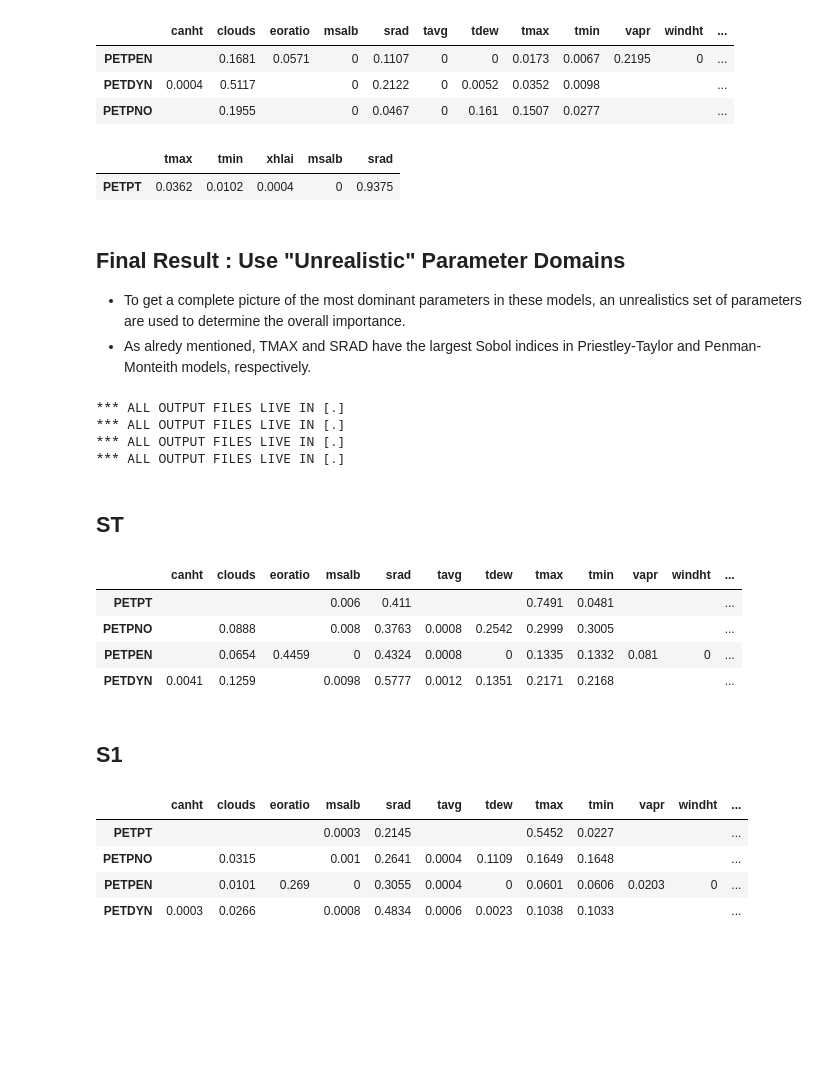
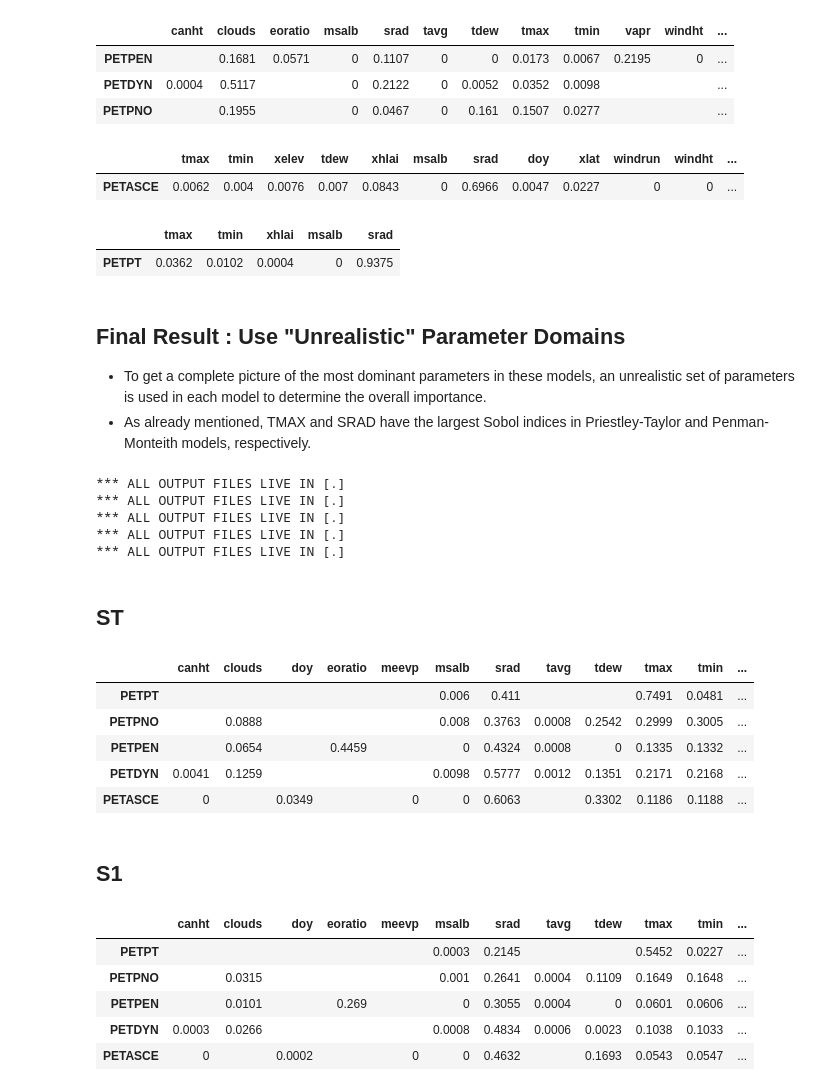
Before and after one commit to ml4ai/automates, a Jupyter notebook: notebooks/multi-model-analysis.ipynb, the cells around one changed output. Drawn from its saved outputs; the diff is of its cells as text; code cells hidden in the pictures; blank space fills up the shorter version.

Commit message:
PETASCE model comparison has been included

```diff
--- a/notebooks/multi-model-analysis.ipynb
+++ b/notebooks/multi-model-analysis.ipynb
@@ -878,6 +1122,13 @@ Table.style.highlight_max(color='lightgreen', axis=1)
 | PETPEN |  | 0.1681 | 0.0571 | 0 | 0.1107 | 0 | 0 | 0.0173 | 0.0067 | 0.2195 | 0 | ... |
 | PETDYN | 0.0004 | 0.5117 |  | 0 | 0.2122 | 0 | 0.0052 | 0.0352 | 0.0098 |  |  | ... |
 | PETPNO |  | 0.1955 |  | 0 | 0.0467 | 0 | 0.161 | 0.1507 | 0.0277 |  |  | ... |
+# %%
+frames1 =[df_PETASCE_S1_srad]
+Table = table(frames1)
+Table.style.highlight_max(color='lightgreen', axis=1)
+# %% [output]
+|  | tmax | tmin | xelev | tdew | xhlai | msalb | srad | doy | xlat | windrun | windht | ... |
+| PETASCE | 0.0062 | 0.004 | 0.0076 | 0.007 | 0.0843 | 0 | 0.6966 | 0.0047 | 0.0227 | 0 | 0 | ... |
 # %%
 frames1 =[df_PETPT_S1_srad]
 Table = table(frames1)
@@ -888,8 +1139,8 @@ Table.style.highlight_max(color='lightgreen', axis=1)
 # %% [markdown]
 ## Final Result : Use "Unrealistic" Parameter Domains
 
-- To get a complete picture of the most dominant parameters in these models, an unrealistics set of parameters are used to determine the overall importance.
-- As alredy mentioned, TMAX and SRAD have the largest Sobol indices in Priestley-Taylor and Penman-Monteith models, respectively.
+- To get a complete picture of the most dominant parameters in these models, an unrealistic set of parameters is used in each model to determine the overall importance.
+- As already mentioned, TMAX and SRAD have the largest Sobol indices in Priestley-Taylor and Penman-Monteith models, respectively.
 # %%
 model = 'PETPT'
 bounds = {
@@ -957,34 +1208,57 @@ bounds = {
 
 SM = SensitivityModel(model, bounds, sample_list, method)
 df_PETDYN_S1_new, df_PETDYN_ST_new = SM.generate_dataframe(decimal)
+
+model = 'PETASCE'
+bounds = {
+    'tmax':[-30.0, 60.0],
+    'tmin':[-30.0, 60.0],
+    'srad': [0.0, 30.0],
+    'msalb': [0.0, 1.0],
+    'xhlai': [0.0, 20.0],
+    'tdew': [-30, 60],
+    'canht': [0.0, 5.0],
+    'windht': [1.0, 25.0],
+    'windrun': [0, 900],
+    'xlat': [-65.0, 65.0],
+    'xelev': [0, 6000],
+    'doy': [1, 365],
+    'meevp': [0, 1]
+}
+
+SM = SensitivityModel(model, bounds, sample_list, method)
+df_PETASCE_S1_new, df_PETASCE_ST_new = SM.generate_dataframe(decimal)
 # %% [output]
 *** ALL OUTPUT FILES LIVE IN [.]
 *** ALL OUTPUT FILES LIVE IN [.]
 *** ALL OUTPUT FILES LIVE IN [.]
 *** ALL OUTPUT FILES LIVE IN [.]
+*** ALL OUTPUT FILES LIVE IN [.]
 # %% [markdown]
 ## ST
 # %%
-frames = [df_PETPT_ST_new, df_PETPNO_ST_new, df_PETPEN_ST_new, df_PETDYN_ST_new]
+frames = [df_PETPT_ST_new, df_PETPNO_ST_new, df_PETPEN_ST_new, df_PETDYN_ST_new, df_PETASCE_ST_new]
 
 Table = table(frames)
 Table.style.highlight_max(color='lightgreen', axis=1)
 # %% [output]
-|  | canht | clouds | eoratio | msalb | srad | tavg | tdew | tmax | tmin | vapr | windht | ... |
-| PETPT |  |  |  | 0.006 | 0.411 |  |  | 0.7491 | 0.0481 |  |  | ... |
-| PETPNO |  | 0.0888 |  | 0.008 | 0.3763 | 0.0008 | 0.2542 | 0.2999 | 0.3005 |  |  | ... |
-| PETPEN |  | 0.0654 | 0.4459 | 0 | 0.4324 | 0.0008 | 0 | 0.1335 | 0.1332 | 0.081 | 0 | ... |
-| PETDYN | 0.0041 | 0.1259 |  | 0.0098 | 0.5777 | 0.0012 | 0.1351 | 0.2171 | 0.2168 |  |  | ... |
+|  | canht | clouds | doy | eoratio | meevp | msalb | srad | tavg | tdew | tmax | tmin | ... |
+| PETPT |  |  |  |  |  | 0.006 | 0.411 |  |  | 0.7491 | 0.0481 | ... |
+| PETPNO |  | 0.0888 |  |  |  | 0.008 | 0.3763 | 0.0008 | 0.2542 | 0.2999 | 0.3005 | ... |
+| PETPEN |  | 0.0654 |  | 0.4459 |  | 0 | 0.4324 | 0.0008 | 0 | 0.1335 | 0.1332 | ... |
+| PETDYN | 0.0041 | 0.1259 |  |  |  | 0.0098 | 0.5777 | 0.0012 | 0.1351 | 0.2171 | 0.2168 | ... |
+| PETASCE | 0 |  | 0.0349 |  | 0 | 0 | 0.6063 |  | 0.3302 | 0.1186 | 0.1188 | ... |
 # %% [markdown]
 ## S1
 # %%
-frames = [df_PETPT_S1_new, df_PETPNO_S1_new, df_PETPEN_S1_new, df_PETDYN_S1_new]
+frames = [df_PETPT_S1_new, df_PETPNO_S1_new, df_PETPEN_S1_new, df_PETDYN_S1_new, df_PETASCE_S1_new]
 
 Table = table(frames)
 Table.style.highlight_max(color='lightgreen', axis=1)
 # %% [output]
-|  | canht | clouds | eoratio | msalb | srad | tavg | tdew | tmax | tmin | vapr | windht | ... |
-| PETPT |  |  |  | 0.0003 | 0.2145 |  |  | 0.5452 | 0.0227 |  |  | ... |
-| PETPNO |  | 0.0315 |  | 0.001 | 0.2641 | 0.0004 | 0.1109 | 0.1649 | 0.1648 |  |  | ... |
-| PETPEN |  | 0.0101 | 0.269 | 0 | 0.3055 | 0.0004 | 0 | 0.0601 | 0.0606 | 0.0203 | 0 | ... |
-| PETDYN | 0.0003 | 0.0266 |  | 0.0008 | 0.4834 | 0.0006 | 0.0023 | 0.1038 | 0.1033 |  |  | ... |
+|  | canht | clouds | doy | eoratio | meevp | msalb | srad | tavg | tdew | tmax | tmin | ... |
+| PETPT |  |  |  |  |  | 0.0003 | 0.2145 |  |  | 0.5452 | 0.0227 | ... |
+| PETPNO |  | 0.0315 |  |  |  | 0.001 | 0.2641 | 0.0004 | 0.1109 | 0.1649 | 0.1648 | ... |
+| PETPEN |  | 0.0101 |  | 0.269 |  | 0 | 0.3055 | 0.0004 | 0 | 0.0601 | 0.0606 | ... |
+| PETDYN | 0.0003 | 0.0266 |  |  |  | 0.0008 | 0.4834 | 0.0006 | 0.0023 | 0.1038 | 0.1033 | ... |
+| PETASCE | 0 |  | 0.0002 |  | 0 | 0 | 0.4632 |  | 0.1693 | 0.0543 | 0.0547 | ... |
```
Also changed, not shown: parts of 33 cells of this notebook.
